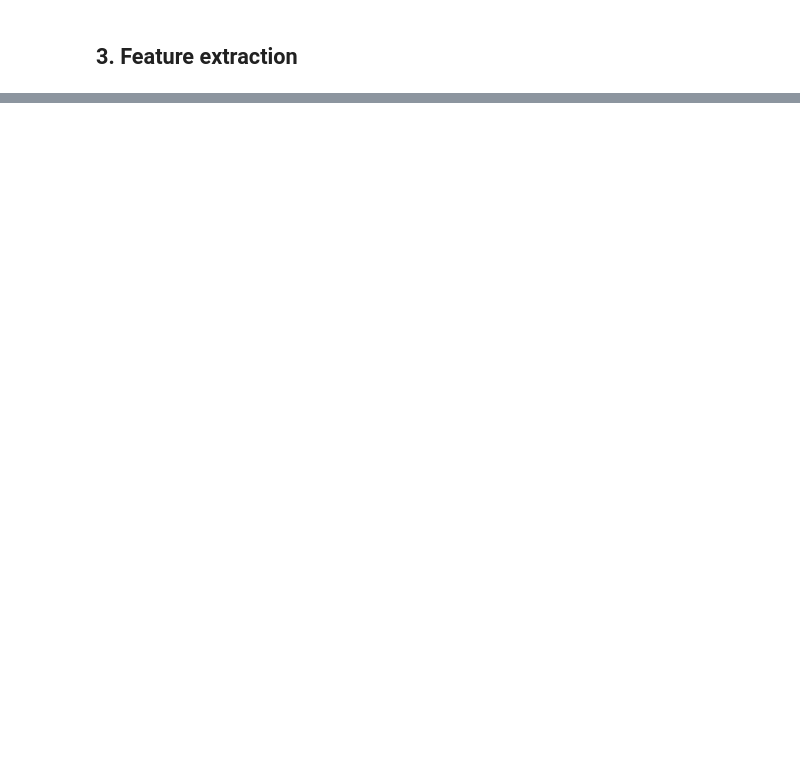
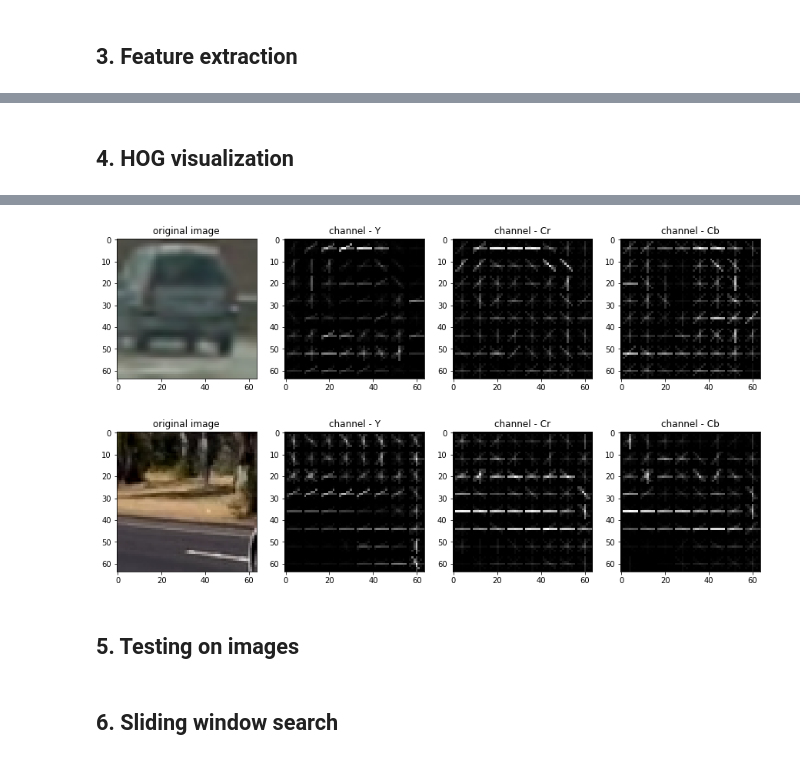
Before and after one commit to prasad-pillai/vehicle-detection, a Jupyter notebook: vehicle_tracking.ipynb, the cells around one changed output, grey strips where cells are left out. Cells and saved outputs as stored; diff of their text form; code cells hidden in the pictures; blank space fills up the shorter version.

```diff
--- a/vehicle_tracking.ipynb
+++ b/vehicle_tracking.ipynb
@@ -151,0 +171,34 @@ print('Fitting time: {} s, Accuracy: {}'.format(fittingTime, accuracy))
+# %% [markdown]
+## 4. HOG visualization
+# %%
+def show_hog_features(img, orientation=8, pix_per_cell=8, cell_per_block=2):
+    """
+    Calculate HOG on the image `img` and the YCrCb color space and show them on a graph.
+    """
+    org_img = np.copy(img)
+    img = cv2.cvtColor(img, cv2.COLOR_RGB2YCrCb)
+
+    _, y = extract_hog_features(img[:,:,0],
+                                    orientation, pix_per_cell, cell_per_block)
+    _, Cr = extract_hog_features(img[:,:,1],
+                                    orientation, pix_per_cell, cell_per_block)
+    _, Cb = extract_hog_features(img[:,:,2],
+                                    orientation, pix_per_cell, cell_per_block)
+
+    fig, axes = plt.subplots(1,4, figsize=(15,15))
+    axes.ravel()
+    axes[0].imshow(org_img)
+    axes[0].set_title('original image')
+    axes[1].imshow(y, cmap='gray')
+    axes[1].set_title('channel - Y')
+    axes[2].imshow(Cr, cmap='gray')
+    axes[2].set_title('channel - Cr')
+    axes[3].imshow(Cb, cmap='gray')
+    axes[3].set_title('channel - Cb')
+
+show_hog_features(cars[0])
+show_hog_features(noncars[4])
+
+# print(cars.shape)
+# print(noncars.shape)
+# %% [output]
@@ -151,0 +207,6 @@ print('Fitting time: {} s, Accuracy: {}'.format(fittingTime, accuracy))
+[figure, added]
+[figure, added]
+# %% [markdown]
+## 5. Testing on images
+# %% [markdown]
+## 6. Sliding window search
```
Also changed, not shown: parts of 14 cells of this notebook.
